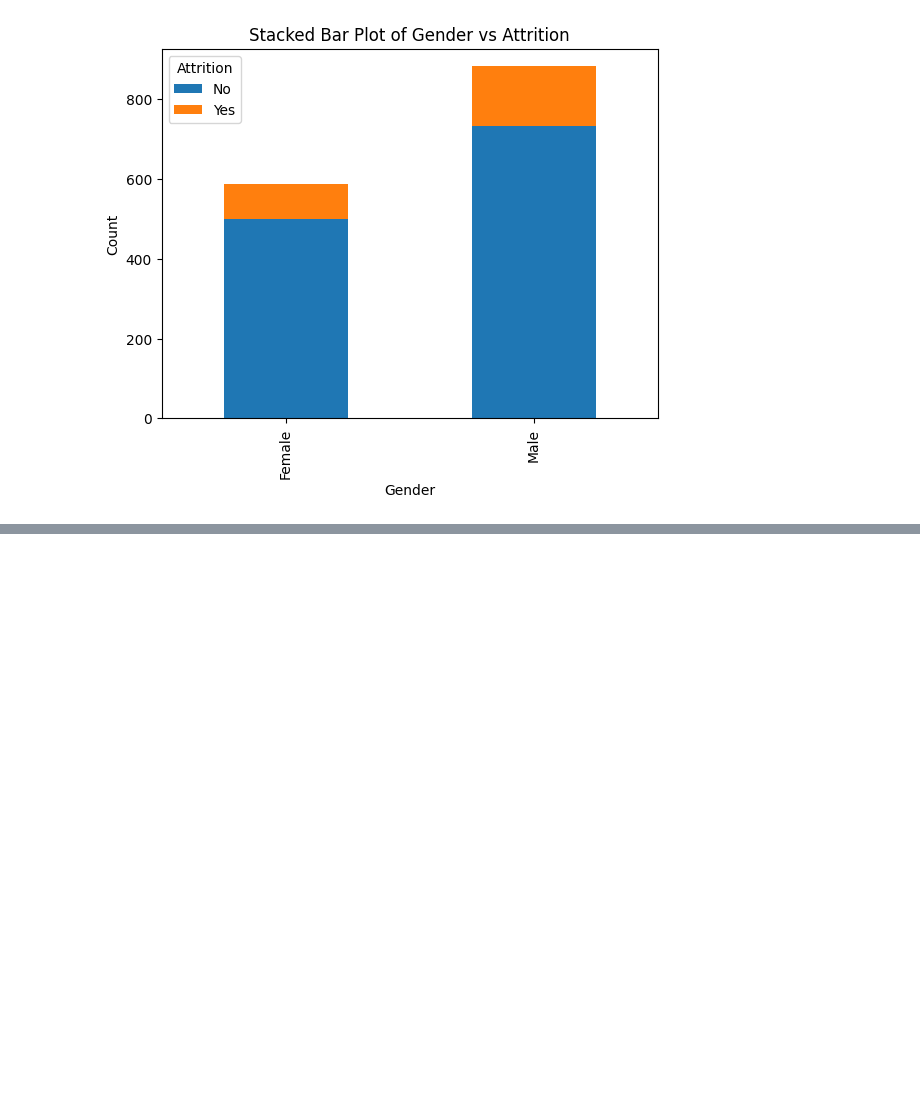
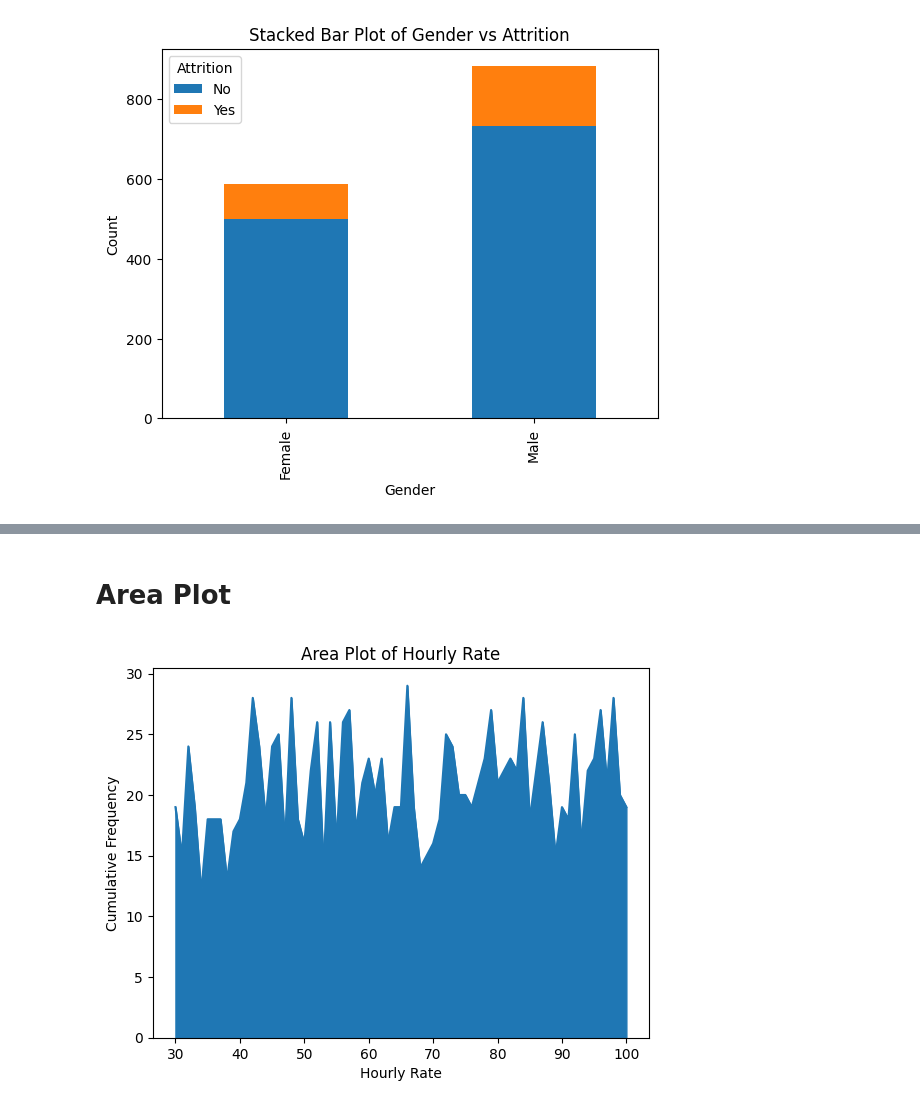
Before and after one commit to PrakulSmarty/EDA_Theory_03, a Jupyter notebook: Module4_21BDS0003.ipynb, the cells around one changed output, grey strips where cells are left out. Saved outputs shown, nothing was run; the diff lists cells and outputs as text; code cells hidden in the pictures; blank space fills up the shorter version.

```diff
--- a/Module4_21BDS0003.ipynb
+++ b/Module4_21BDS0003.ipynb
@@ -166,0 +201,10 @@ plt.show()
+# %% [markdown]
+# Area Plot
+# %%
+df['HourlyRate'].value_counts().sort_index().plot.area()
+plt.title('Area Plot of Hourly Rate')
+plt.xlabel('Hourly Rate')
+plt.ylabel('Cumulative Frequency')
+plt.show()
+# %% [output]
+[figure, added]
```
Also changed, not shown: parts of 7 cells of this notebook.
